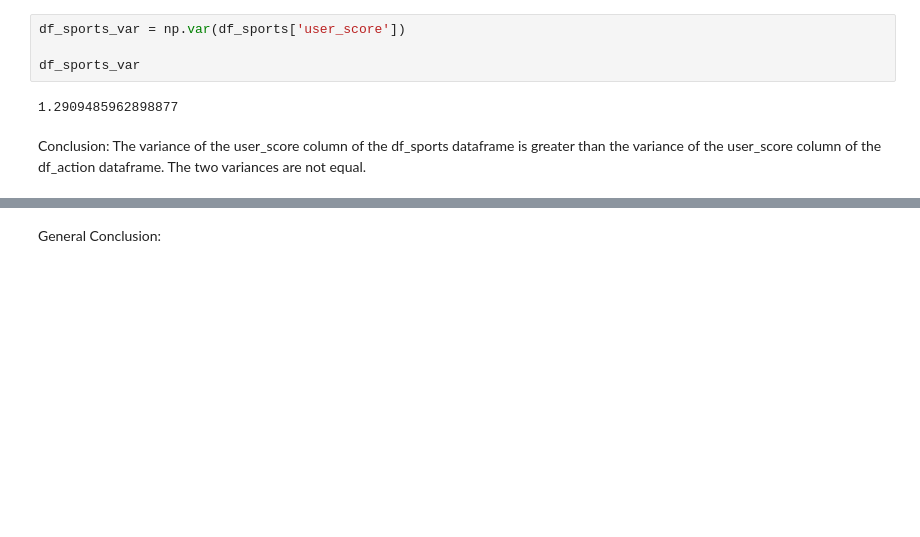
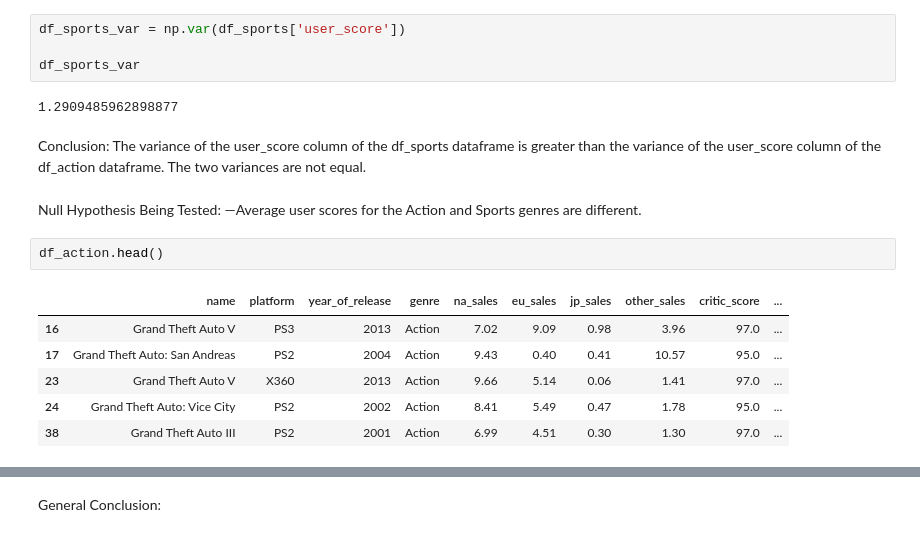
Before and after one commit to BLacuesta3/Sprint_5_Project, a Jupyter notebook: sprint_5.ipynb, the cells around one changed output, grey strips where cells are left out. Cells and saved outputs as stored; diff of their text form; blank space fills up the shorter version.

```diff
--- a/sprint_5.ipynb
+++ b/sprint_5.ipynb
@@ -1460,3 +1704,15 @@ df_sports_var
 1.2909485962898877
 # %% [markdown]
 Conclusion: The variance of the user_score column of the df_sports dataframe is greater than the variance of the user_score column of the df_action dataframe.  The two variances are not equal.
+# %% [markdown]
+Null Hypothesis Being Tested:
+—Average user scores for the Action and Sports genres are different.
+# %%
+df_action.head()
+# %% [output]
+|  | name | platform | year_of_release | genre | na_sales | eu_sales | jp_sales | other_sales | critic_score | ... |
+| 16 | Grand Theft Auto V | PS3 | 2013 | Action | 7.02 | 9.09 | 0.98 | 3.96 | 97.0 | ... |
+| 17 | Grand Theft Auto: San Andreas | PS2 | 2004 | Action | 9.43 | 0.40 | 0.41 | 10.57 | 95.0 | ... |
+| 23 | Grand Theft Auto V | X360 | 2013 | Action | 9.66 | 5.14 | 0.06 | 1.41 | 97.0 | ... |
+| 24 | Grand Theft Auto: Vice City | PS2 | 2002 | Action | 8.41 | 5.49 | 0.47 | 1.78 | 95.0 | ... |
+| 38 | Grand Theft Auto III | PS2 | 2001 | Action | 6.99 | 4.51 | 0.30 | 1.30 | 97.0 | ... |
```
Also changed, not shown: parts of 83 cells of this notebook.
